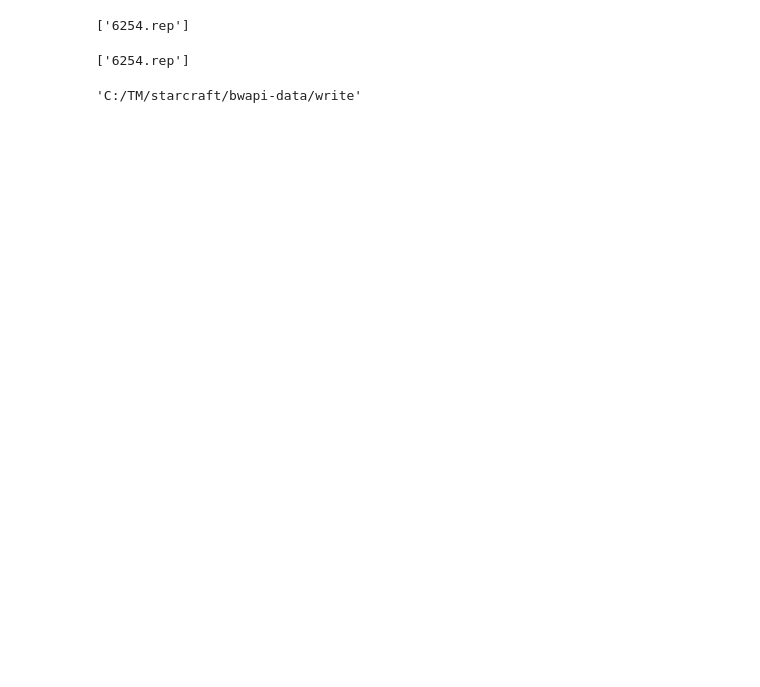
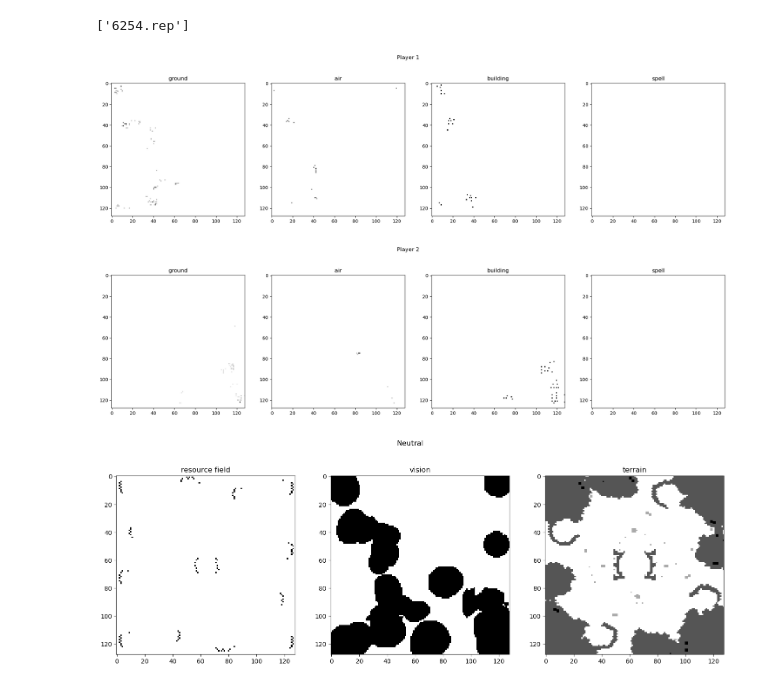
Before and after one commit to hotco87/Mask_R_CNN_Starcraft_Automatic_Observer, a Jupyter notebook: 0_generate_compressed_npz.ipynb, the cells around one changed output. Saved outputs shown, nothing was run; the diff lists cells and outputs as text; code cells hidden in the pictures; blank space fills up the shorter version.

```diff
--- a/0_generate_compressed_npz.ipynb
+++ b/0_generate_compressed_npz.ipynb
@@ -231,3 +254,5 @@ rep_names
 os.makedirs('../result/{}'.format(rep_name), exist_ok=True)
 # %%
 os.makedirs('data_compressed3', exist_ok=True)
+# %%
+rep_name = rep_names[0]
@@ -234,36 +261,36 @@ os.makedirs('data_compressed3', exist_ok=True)
 # %%
 for rep_name in rep_names:
     raw_dataframe, terminal_frame, (terrain_pixel, terrain_tile), vision_dataframe = load_data(rep_name)
-    os.makedirs('data_compressed3/{}'.format(rep_name), exist_ok=True)
+    replay_file_number = rep_name.split('.')[0]
+    os.makedirs('data_compressed3/{}'.format(replay_file_number), exist_ok=True)
 
-#     result = []
-#     ### load_data에서 # players < 2인 가장 작은 프레임이 terminal_frame으로 계산하여 terminal frame으로 사용함
-#     for t in tqdm(list(range(0, terminal_frame, INTERVAL))):
-#         # RAW DATA
-#         current_raw_dataframe = raw_dataframe.loc[t == raw_dataframe['frame']]
+    # copy (rep.vpd => data_compressed)
+    shutil.copy(data_dir+replay_file_number+'.rep.vpd','data_compressed3/' + replay_file_number+'/'+ replay_file_number +'.rep.vpd')
 
-#         current_raw_data_channels = raw_dataframe_into_channels(current_raw_dataframe) ###
-#         # TERRAIN
-#         current_terrain_tile = np.expand_dims(terrain_tile, 0)
-#         # VISION
-#         current_vision_dataframe = vision_dataframe.loc[t == vision_dataframe['frame']]
-#         current_vision_data_channel = vision_dataframe_into_channel(current_vision_dataframe, terrain_tile.shape)
+    result = []
+    ### load_data에서 # players < 2인 가장 작은 프레임이 terminal_frame으로 계산하여 terminal frame으로 사용함
+    for t in tqdm(list(range(0, terminal_frame, INTERVAL))):
+        # RAW DATA
+        current_raw_dataframe = raw_dataframe.loc[t == raw_dataframe['frame']]
 
-#         # RESULT
-#         # print(current_raw_data_channels.shape, current_vision_data_channel.shape, current_terrain_tile.shape)
-#         current_channels = np.vstack([current_raw_data_channels, current_vision_data_channel, current_terrain_tile])
-#         # print('current frame channels: ', current_channels.shape)
-#         result.append(current_channels)
+        current_raw_data_channels = raw_dataframe_into_channels(current_raw_dataframe) ###
+        # TERRAIN
+        current_terrain_tile = np.expand_dims(terrain_tile, 0)
+        # VISION
+        current_vision_dataframe = vision_dataframe.loc[t == vision_dataframe['frame']]
+        current_vision_data_channel = vision_dataframe_into_channel(current_vision_dataframe, terrain_tile.shape)
 
-#     result = np.stack(result)
-#     # np.save(data_dir + '{}.channels'.format(rep_name), result, allow_pickle=True)
-#     np.savez_compressed(data_dir + '{}.channels_compressed'.format(rep_name), data=result)
-#     plot_samples(int(len(result)*0.6))
+        # RESULT
+        # print(current_raw_data_channels.shape, current_vision_data_channel.shape, current_terrain_tile.shape)
+        current_channels = np.vstack([current_raw_data_channels, current_vision_data_channel, current_terrain_tile])
+        # print('current frame channels: ', current_channels.shape)
+        result.append(current_channels)
+
+    result = np.stack(result)
+    # np.save(data_dir + '{}.channels'.format(rep_name), result, allow_pickle=True)
+    np.savez_compressed('data_compressed3/' + replay_file_number+'/' + '{}.channels_compressed'.format(rep_name), data=result)
+    plot_samples(int(len(result)*0.6))
+# %% [output]
+[figure, added]
+[figure, added]
+[figure, added]
-# %%
-rep_names
-# %% [output]
-['6254.rep']
-# %%
-data_dir
-# %% [output]
-'C:/TM/starcraft/bwapi-data/write'
```
Also changed, not shown: parts of 3 cells of this notebook, 4 other files.
